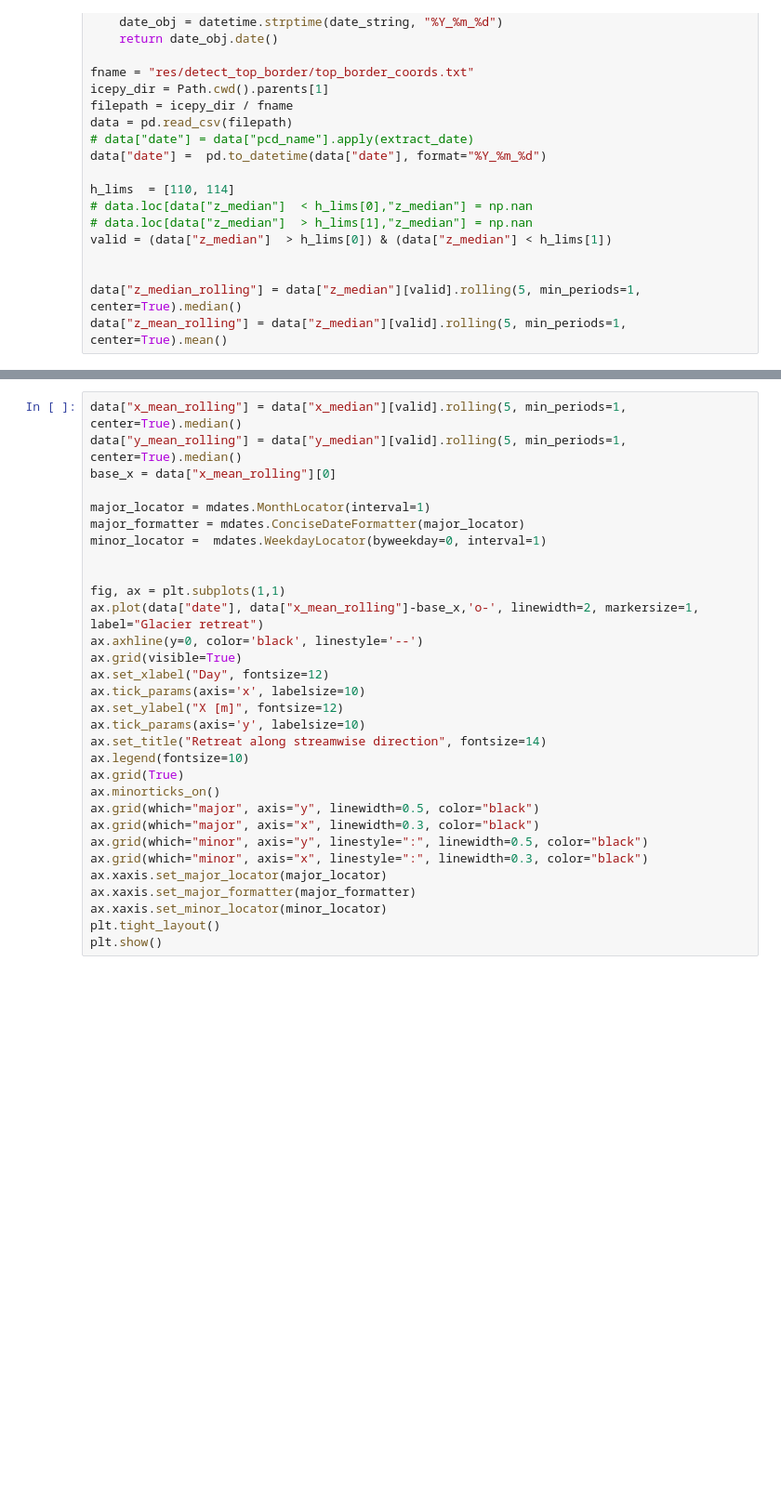
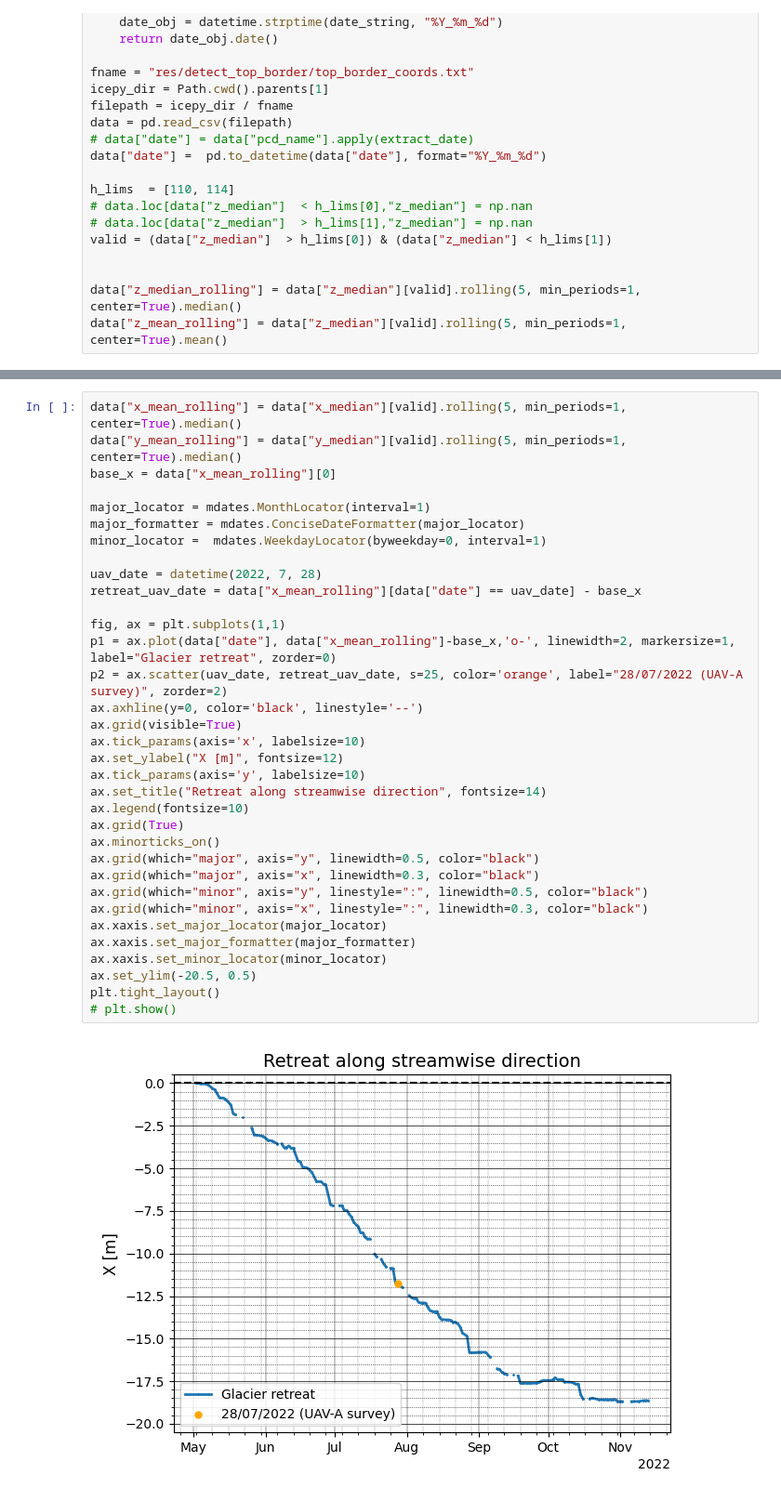
Before and after one commit to franioli/icepy4d, a Jupyter notebook: scripts/pcd_postprocessing/top_border_data_processing.ipynb, the cells around one changed output, grey strips where cells are left out. Shown: that part at 93% size. Drawn from its saved outputs; the diff is of its cells as text; blank space fills up the shorter version.

```diff
--- a/scripts/pcd_postprocessing/top_border_data_processing.ipynb
+++ b/scripts/pcd_postprocessing/top_border_data_processing.ipynb
@@ -44,31 +46,36 @@ plt.show()
 # %%
 data["x_mean_rolling"] = data["x_median"][valid].rolling(5, min_periods=1, center=True).median()
 data["y_mean_rolling"] = data["y_median"][valid].rolling(5, min_periods=1, center=True).median()
 base_x = data["x_mean_rolling"][0]
 
 major_locator = mdates.MonthLocator(interval=1)
 major_formatter = mdates.ConciseDateFormatter(major_locator)
 minor_locator =  mdates.WeekdayLocator(byweekday=0, interval=1)
 
+uav_date = datetime(2022, 7, 28)
+retreat_uav_date = data["x_mean_rolling"][data["date"] == uav_date] - base_x
 
 fig, ax = plt.subplots(1,1)
-ax.plot(data["date"], data["x_mean_rolling"]-base_x,'o-', linewidth=2, markersize=1, label="Glacier retreat")
+p1 = ax.plot(data["date"], data["x_mean_rolling"]-base_x,'o-', linewidth=2, markersize=1, label="Glacier retreat", zorder=0)
+p2 = ax.scatter(uav_date, retreat_uav_date, s=25, color='orange', label="28/07/2022 (UAV-A survey)", zorder=2)
 ax.axhline(y=0, color='black', linestyle='--')
 ax.grid(visible=True)
-ax.set_xlabel("Day", fontsize=12)
 ax.tick_params(axis='x', labelsize=10)
 ax.set_ylabel("X [m]", fontsize=12)
 ax.tick_params(axis='y', labelsize=10)
 ax.set_title("Retreat along streamwise direction", fontsize=14)
 ax.legend(fontsize=10)
 ax.grid(True)
 ax.minorticks_on()
 ax.grid(which="major", axis="y", linewidth=0.5, color="black")
 ax.grid(which="major", axis="x", linewidth=0.3, color="black")
 ax.grid(which="minor", axis="y", linestyle=":", linewidth=0.5, color="black")
 ax.grid(which="minor", axis="x", linestyle=":", linewidth=0.3, color="black")
 ax.xaxis.set_major_locator(major_locator)
 ax.xaxis.set_major_formatter(major_formatter)
 ax.xaxis.set_minor_locator(minor_locator)
+ax.set_ylim(-20.5, 0.5)
 plt.tight_layout()
-plt.show()
+# plt.show()
+# %% [output]
+[figure, added]
```
Also changed, not shown: parts of 1 cell of this notebook, 9 other files.
